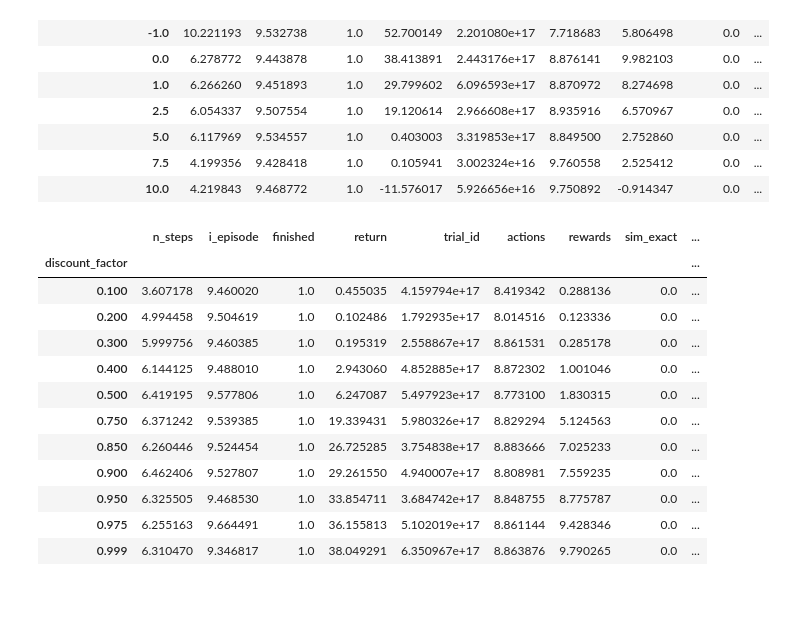
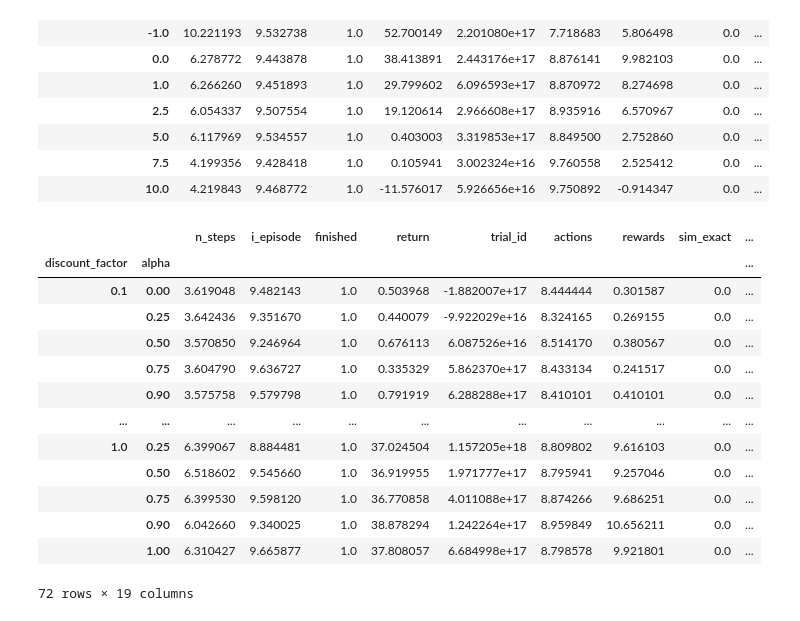
Before and after one commit to RationalityEnhancementGroup/planning-depth-differences, a Jupyter notebook: analysis/methods/static/Discount factor analysis.ipynb, the cells around one changed output. Cells and saved outputs as stored; diff of their text form; code cells hidden in the pictures.

Commit message:
discount factor analysis

```diff
--- a/analysis/methods/static/Discount factor analysis.ipynb
+++ b/analysis/methods/static/Discount factor analysis.ipynb
@@ -260,3 +296,0 @@ condor_submit_bid 1 submission_scripts/MPI-IS/03_Get_Q_Values.sub experiment_set
-# %%
-for discount_factor in discount_factors:
-    print(f"condor_submit_bid 1 submission_scripts/MPI-IS/04_Infer_Params.sub experiment=methods_main{discount_factor} cost_function=dist_forw_eff param_file=dist_forw_eff")
@@ -293,21 +296,0 @@ done;
-# %%
-discount_factors = [.1,.2,.4,.5,.85,.95]
-dfs = []
-for discount_factor in discount_factors:
-    with open(f"../../../data/processed/methods_main{discount_factor}/dist_forw_eff/mle_and_map.pickle", "rb") as f:
-        data =pickle.load(f)
-
-    df = data["SoftmaxPolicy"]["test_map_expon"][()]
-    # TODO test same as simple
-    df["discount_factor"] = discount_factor
-    dfs.append(df)
-
-with open(f"../../../data/processed/methods_main/dist_forw_eff/mle_and_map.pickle", "rb") as f:
-    data =pickle.load(f)
-
-
-    df = data["SoftmaxPolicy"]["test_map_expon"][()]
-    # TODO test same as simple
-    df["discount_factor"] = 1
-    dfs.append(df)
-discount_fitted_data = pd.concat(dfs)
@@ -352,6 +297,2 @@ np.mean(best_param_rows["temp"]), np.std(best_param_rows["temp"])
 # %% [markdown]
 # Simulations
-# %%
-for discount_factor in discount_factors:
-    print(f"condor_submit_bid 1 submission_scripts/MPI-IS/06_Simulate_Optimal.sub experiment_setting=high_increasing{discount_factor} cost_function=linear_depth param_file=null")
-print(f"condor_submit_bid 1 submission_scripts/MPI-IS/06_Simulate_Optimal.sub experiment_setting=high_increasing cost_function=linear_depth param_file=depth")
@@ -422,25 +348,28 @@ depth_only_data.groupby(["sim_depth_cost_weight"]).mean()
 | 10.0 | 4.219843 | 9.468772 | 1.0 | -11.576017 | 5.926656e+16 | 9.750892 | -0.914347 | 0.0 | ... |
 # %%
 discount_data = []
-for discount_factor in discount_factors:
-    curr_df = pd.read_csv(f"../../../cluster/data/trajectories/high_increasing{discount_factor}/OptimalQ/simulated_agents_linear_depth_0.00_1.00_91.00.csv", index_col=0)
-    curr_df["discount_factor"] = discount_factor
-    discount_data.append(curr_df)
+for discount_factor, experiment_suffix in zip([1] + discount_factors, [""] + discount_factors):
+    for alpha, alpha_suffix in zip([1]+alphas, [""] + [f"_{alpha}" for alpha in alphas]):
+        curr_df = pd.read_csv(f"../../../cluster/data/trajectories/high_increasing{experiment_suffix}{alpha_suffix}/OptimalQ/simulated_agents_back_dist_depth_eff_forw_0.00_0.00_0.00_0.00_1.00_91.00.csv", index_col=0)
+        curr_df["discount_factor"] = discount_factor
+        curr_df["alpha"] = alpha
+        discount_data.append(curr_df)
 discount_data = pd.concat(discount_data)
 # %%
-discount_data.groupby(["discount_factor"]).mean()
+discount_data.groupby(["discount_factor", "alpha"]).mean()
 # %% [output]
-|  | n_steps | i_episode | finished | return | trial_id | actions | rewards | sim_exact | ... |
-| discount_factor |  |  |  |  |  |  |  |  | ... |
-| 0.100 | 3.607178 | 9.460020 | 1.0 | 0.455035 | 4.159794e+17 | 8.419342 | 0.288136 | 0.0 | ... |
-| 0.200 | 4.994458 | 9.504619 | 1.0 | 0.102486 | 1.792935e+17 | 8.014516 | 0.123336 | 0.0 | ... |
-| 0.300 | 5.999756 | 9.460385 | 1.0 | 0.195319 | 2.558867e+17 | 8.861531 | 0.285178 | 0.0 | ... |
-| 0.400 | 6.144125 | 9.488010 | 1.0 | 2.943060 | 4.852885e+17 | 8.872302 | 1.001046 | 0.0 | ... |
-| 0.500 | 6.419195 | 9.577806 | 1.0 | 6.247087 | 5.497923e+17 | 8.773100 | 1.830315 | 0.0 | ... |
-| 0.750 | 6.371242 | 9.539385 | 1.0 | 19.339431 | 5.980326e+17 | 8.829294 | 5.124563 | 0.0 | ... |
-| 0.850 | 6.260446 | 9.524454 | 1.0 | 26.725285 | 3.754838e+17 | 8.883666 | 7.025233 | 0.0 | ... |
-| 0.900 | 6.462406 | 9.527807 | 1.0 | 29.261550 | 4.940007e+17 | 8.808981 | 7.559235 | 0.0 | ... |
-| 0.950 | 6.325505 | 9.468530 | 1.0 | 33.854711 | 3.684742e+17 | 8.848755 | 8.775787 | 0.0 | ... |
-| 0.975 | 6.255163 | 9.664491 | 1.0 | 36.155813 | 5.102019e+17 | 8.861144 | 9.428346 | 0.0 | ... |
-| 0.999 | 6.310470 | 9.346817 | 1.0 | 38.049291 | 6.350967e+17 | 8.863876 | 9.790265 | 0.0 | ... |
+|  |  | n_steps | i_episode | finished | return | trial_id | actions | rewards | sim_exact | ... |
+| discount_factor | alpha |  |  |  |  |  |  |  |  | ... |
+| 0.1 | 0.00 | 3.619048 | 9.482143 | 1.0 | 0.503968 | -1.882007e+17 | 8.444444 | 0.301587 | 0.0 | ... |
+|  | 0.25 | 3.642436 | 9.351670 | 1.0 | 0.440079 | -9.922029e+16 | 8.324165 | 0.269155 | 0.0 | ... |
+|  | 0.50 | 3.570850 | 9.246964 | 1.0 | 0.676113 | 6.087526e+16 | 8.514170 | 0.380567 | 0.0 | ... |
+|  | 0.75 | 3.604790 | 9.636727 | 1.0 | 0.335329 | 5.862370e+17 | 8.433134 | 0.241517 | 0.0 | ... |
+|  | 0.90 | 3.575758 | 9.579798 | 1.0 | 0.791919 | 6.288288e+17 | 8.410101 | 0.410101 | 0.0 | ... |
+| ... | ... | ... | ... | ... | ... | ... | ... | ... | ... | ... |
+| 1.0 | 0.25 | 6.399067 | 8.884481 | 1.0 | 37.024504 | 1.157205e+18 | 8.809802 | 9.616103 | 0.0 | ... |
+|  | 0.50 | 6.518602 | 9.545660 | 1.0 | 36.919955 | 1.971777e+17 | 8.795941 | 9.257046 | 0.0 | ... |
+|  | 0.75 | 6.399530 | 9.598120 | 1.0 | 36.770858 | 4.011088e+17 | 8.874266 | 9.686251 | 0.0 | ... |
+|  | 0.90 | 6.042660 | 9.340025 | 1.0 | 38.878294 | 1.242264e+17 | 8.959849 | 10.656211 | 0.0 | ... |
+|  | 1.00 | 6.310427 | 9.665877 | 1.0 | 37.808057 | 6.684998e+17 | 8.798578 | 9.921801 | 0.0 | ... |
+72 rows × 19 columns
 # %%
```
Also changed, not shown: parts of 48 cells of this notebook, 12 other files.
